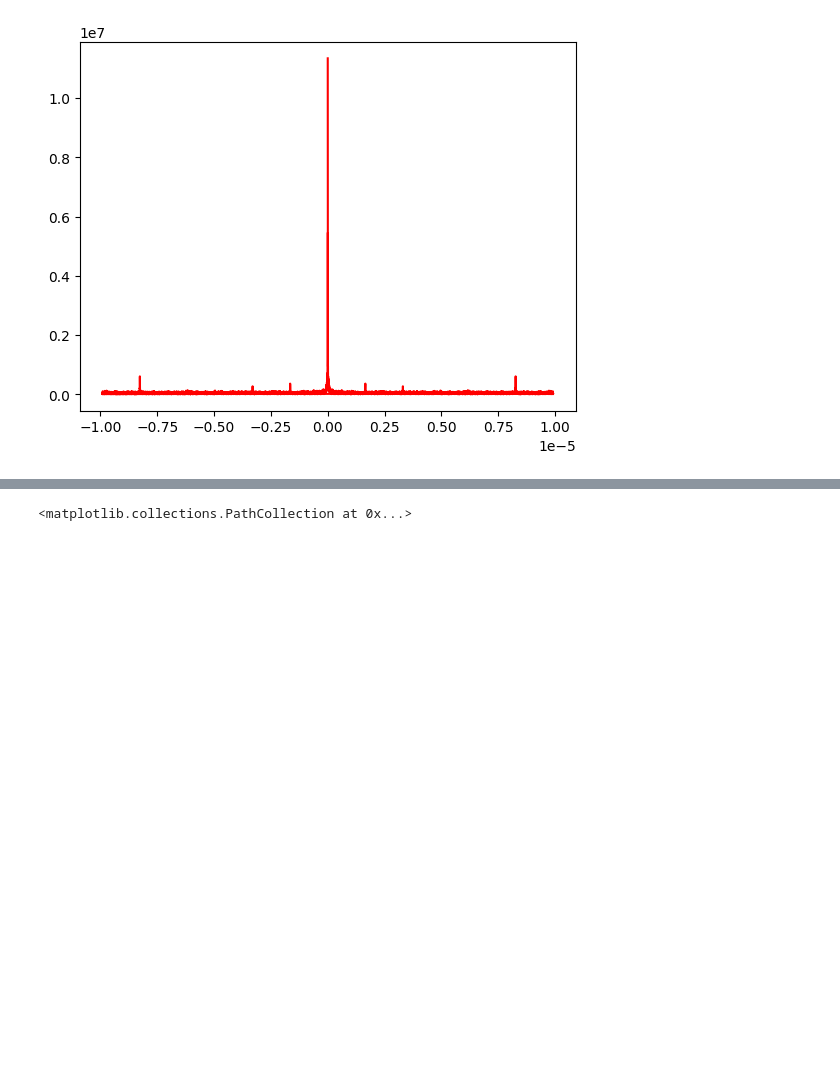
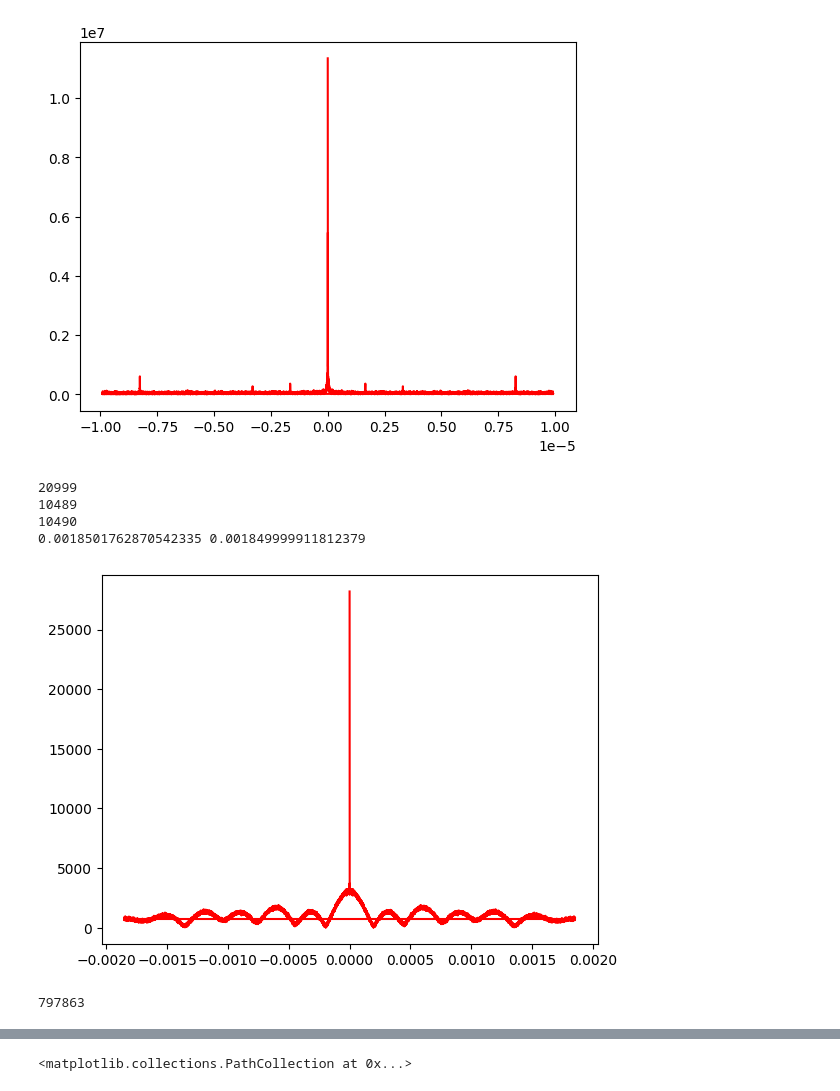
Before and after one commit to bitcoinR3search/BitcoinResearch, a Jupyter notebook: scripts/bra_pruebas/analisis_1.ipynb, the cells around one changed output, grey strips where cells are left out. Drawn from its saved outputs; the diff is of its cells as text; code cells hidden in the pictures; blank space fills up the shorter version.

```diff
--- a/scripts/bra_pruebas/analisis_1.ipynb
+++ b/scripts/bra_pruebas/analisis_1.ipynb
@@ -160,3 +142,26 @@ plt.plot(frecuencias, np.abs(transformada), color='r')
 # %% [output]
 [<matplotlib.lines.Line2D at 0x...>]
 [figure]
+# %%
+#=======TRANFORMADA SIN INTERPOLACION=======
+tiempo_segundosT=(FECHAS[42001:63000]-FECHAS[42001]).total_seconds()
+#convierte el tiempo en segundos descontandolos desde el primer dato de tiempo
+transformadaT=np.fft.fft(ntx[42001:63000])
+#crea una variable que alverga la transformada a las transacciones
+frecuenciasT=np.fft.fftfreq(len(ntx[42001:63000]),d=(tiempo_segundosT[1]-tiempo_segundosT[0]))
+#creamos las frecuencias fundamentales para la transformada
+plt.plot(frecuenciasT[:], np.abs(transformadaT[:]), color='r')
+print(len(frecuenciasT))
+print(np.argmax(frecuenciasT[10:]))
+print(np.argmin(frecuenciasT[10:]))
+print(frecuenciasT[10490],frecuenciasT[10489])
+# %% [output]
+20999
+10489
+10490
+0.0018501762870542335 0.001849999911812379
+[figure, added]
+# %%
+print(len(ntx[405:]))
+# %% [output]
+797863
```
Also changed, not shown: parts of 8 cells of this notebook.
